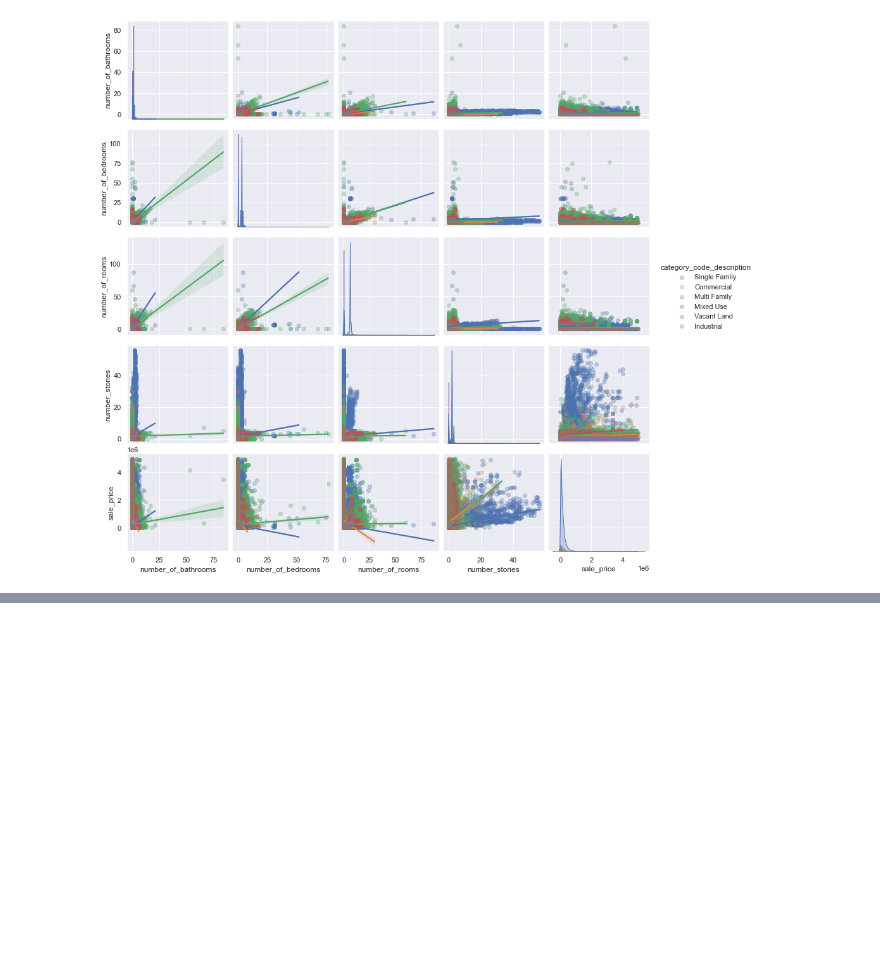
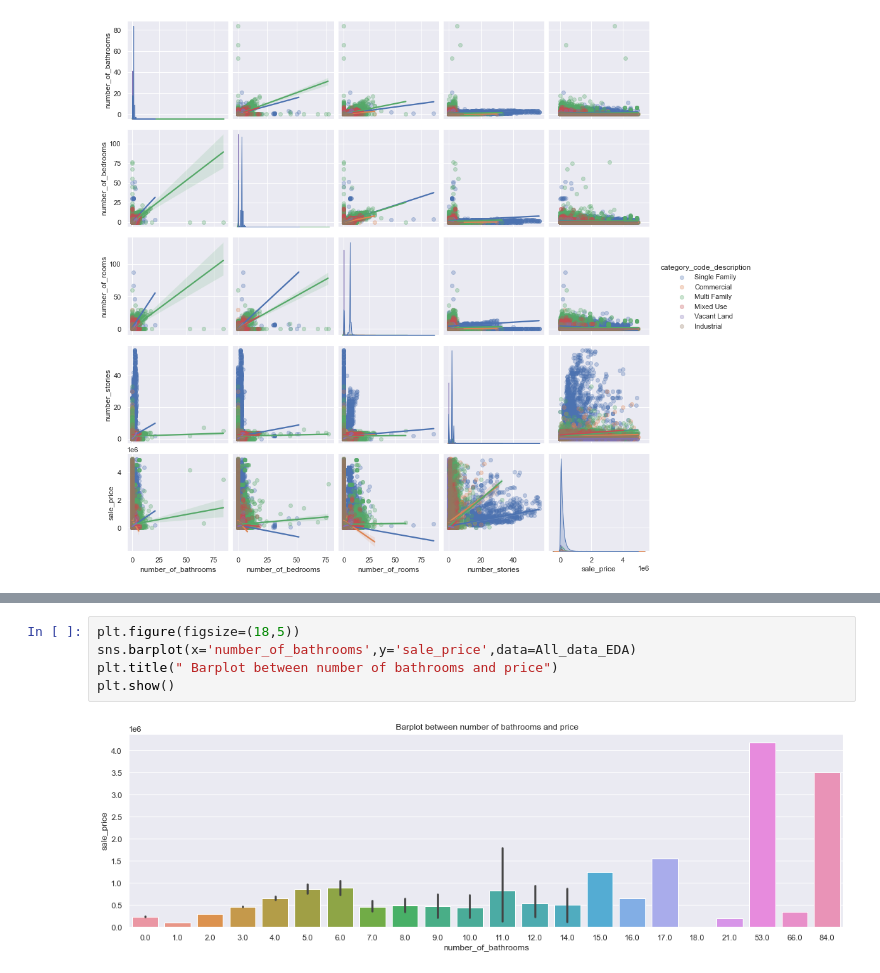
Before and after one commit to congjun-huang/Philadelphia-Housing, a Jupyter notebook: EDA/EDA_Final.ipynb, the cells around one changed output, grey strips where cells are left out. Saved outputs shown, nothing was run; the diff lists cells and outputs as text; blank space fills up the shorter version.

```diff
--- a/EDA/EDA_Final.ipynb
+++ b/EDA/EDA_Final.ipynb
@@ -421,0 +423,7 @@ plt.show()
+# %%
+plt.figure(figsize=(18,5))
+sns.barplot(x='number_of_bathrooms',y='sale_price',data=All_data_EDA)
+plt.title(" Barplot between number of bathrooms and price")
+plt.show()
+# %% [output]
+[figure, added]
```
Also changed, not shown: parts of 21 cells of this notebook.
